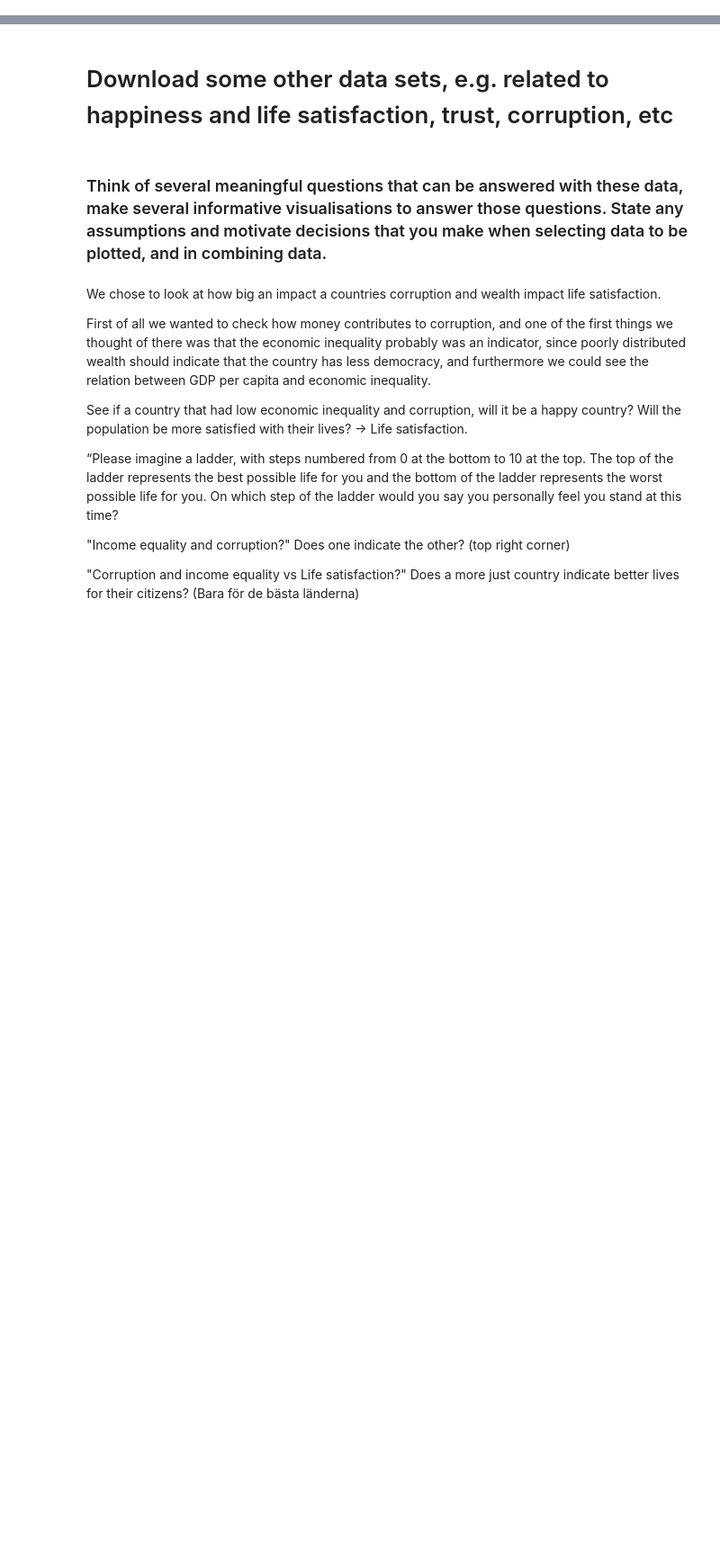
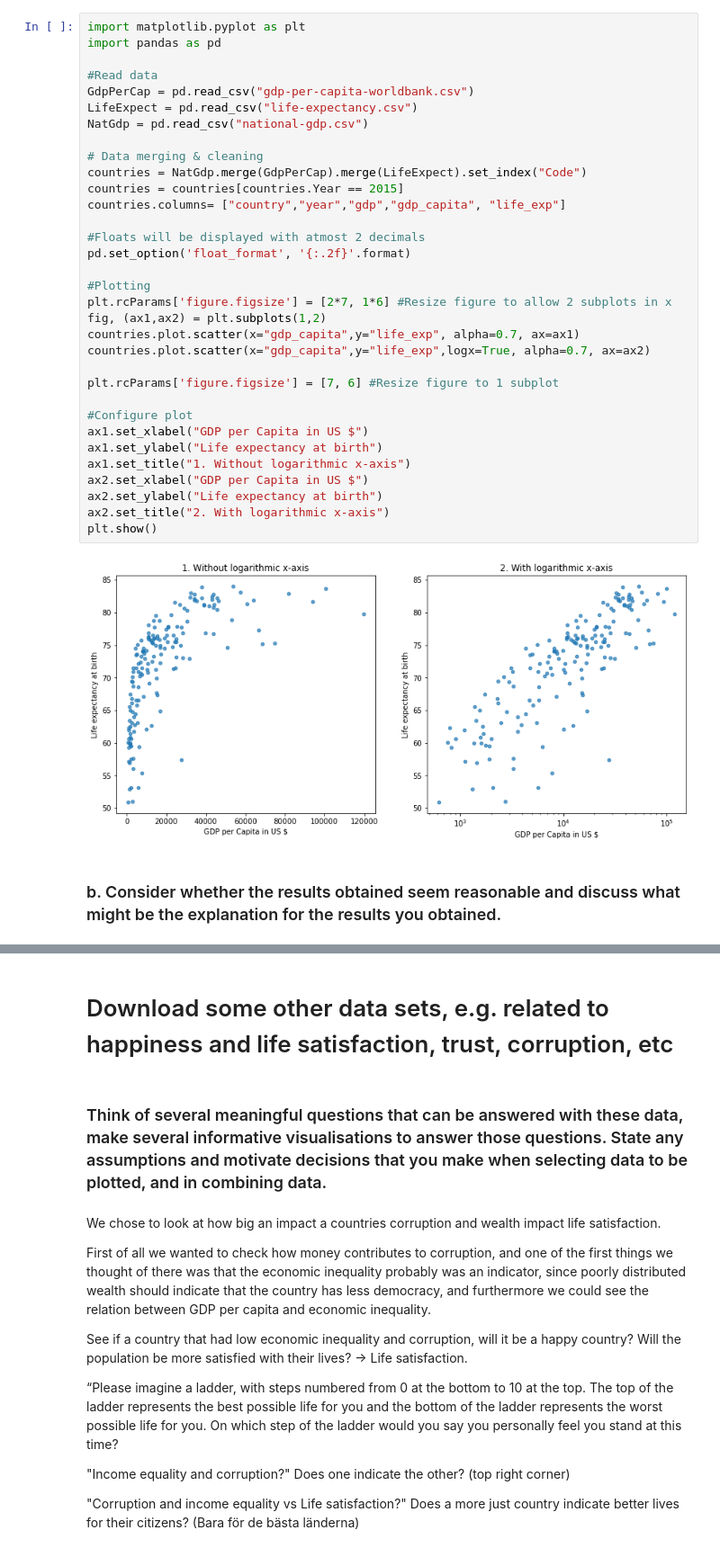
Before and after one commit to jerge/DAT405-DSC, a Jupyter notebook: Lab1.ipynb, the cells around one changed output, grey strips where cells are left out. Shown: that part at 90% size. Drawn from its saved outputs; the diff is of its cells as text; blank space fills up the shorter version.

```diff
--- a/Lab1.ipynb
+++ b/Lab1.ipynb
@@ -182,0 +29,37 @@ GDP per capita is a much stronger indicator for strong economy. We can instantly
+# %%
+import matplotlib.pyplot as plt
+import pandas as pd
+
+#Read data
+GdpPerCap = pd.read_csv("gdp-per-capita-worldbank.csv")
+LifeExpect = pd.read_csv("life-expectancy.csv")
+NatGdp = pd.read_csv("national-gdp.csv")
+
+# Data merging & cleaning
+countries = NatGdp.merge(GdpPerCap).merge(LifeExpect).set_index("Code")
+countries = countries[countries.Year == 2015]
+countries.columns= ["country","year","gdp","gdp_capita", "life_exp"]
+
+#Floats will be displayed with atmost 2 decimals
+pd.set_option('float_format', '{:.2f}'.format)
+
+#Plotting
+plt.rcParams['figure.figsize'] = [2*7, 1*6] #Resize figure to allow 2 subplots in x
+fig, (ax1,ax2) = plt.subplots(1,2)
+countries.plot.scatter(x="gdp_capita",y="life_exp", alpha=0.7, ax=ax1)
+countries.plot.scatter(x="gdp_capita",y="life_exp",logx=True, alpha=0.7, ax=ax2)
+
+plt.rcParams['figure.figsize'] = [7, 6] #Resize figure to 1 subplot
+
+#Configure plot
+ax1.set_xlabel("GDP per Capita in US $")
+ax1.set_ylabel("Life expectancy at birth")
+ax1.set_title("1. Without logarithmic x-axis")
+ax2.set_xlabel("GDP per Capita in US $")
+ax2.set_ylabel("Life expectancy at birth")
+ax2.set_title("2. With logarithmic x-axis")
+plt.show()
+# %% [output]
+[figure, added]
+# %% [markdown]
+### b. Consider whether the results obtained seem reasonable and discuss what might be the explanation for the results you obtained.
```
Also changed, not shown: parts of 41 cells of this notebook.
